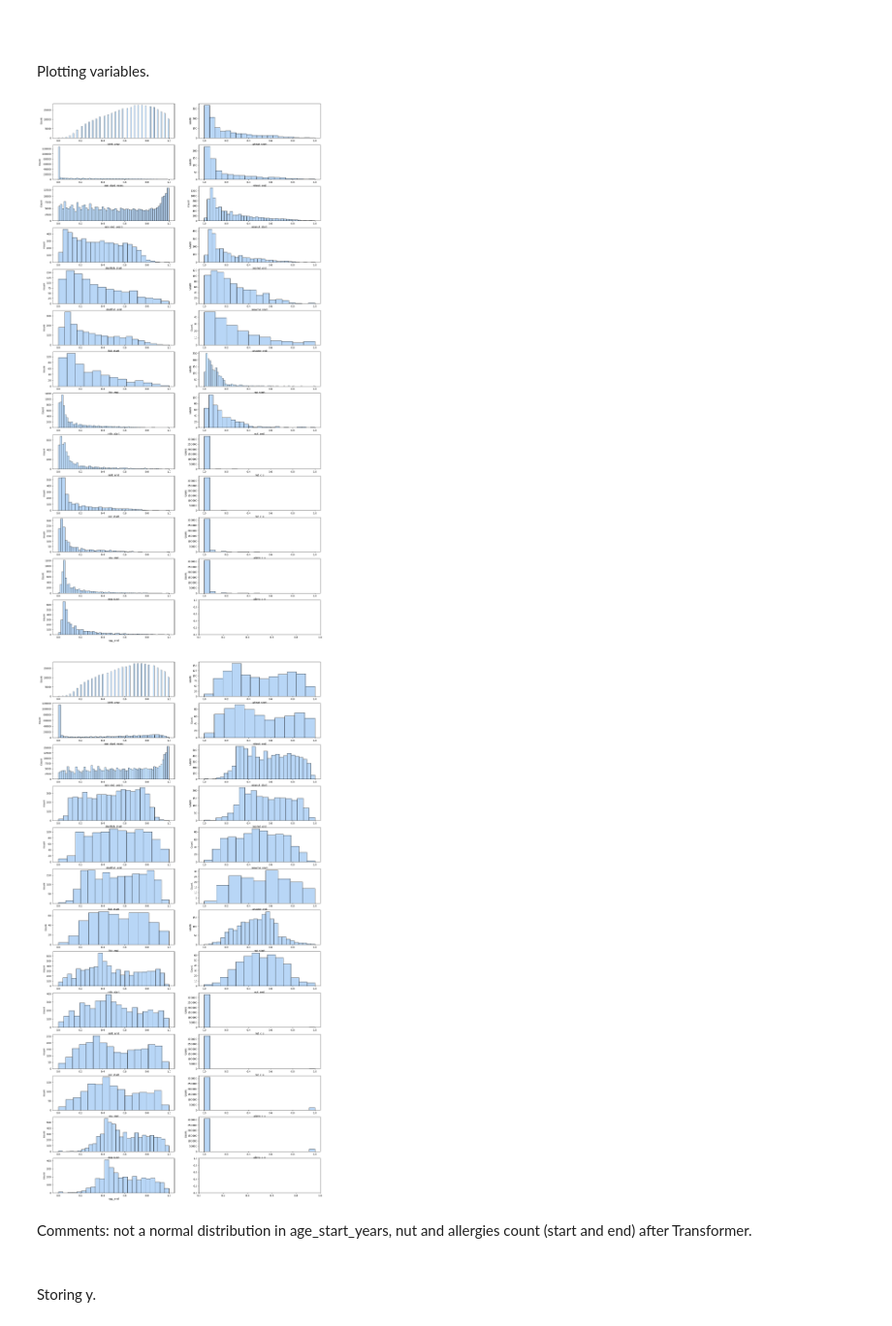
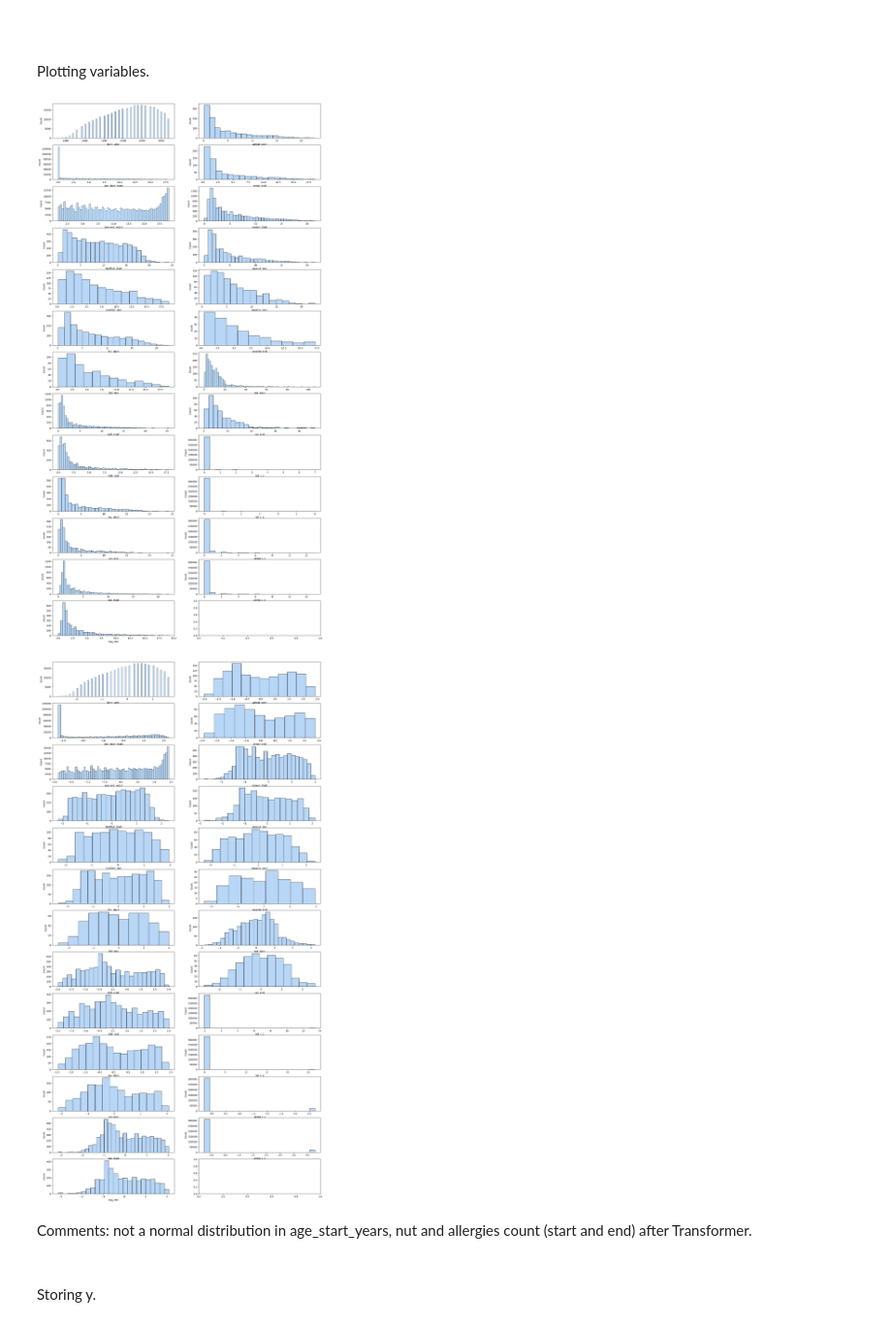
Before and after one commit to joanafloresc/Childhood_allergies, a Jupyter notebook: 02_notebooks/04_data_transformation.ipynb, the cells around one changed output. Shown at 97% size. Drawn from its saved outputs; the diff is of its cells as text; code cells hidden in the pictures.

```diff
--- a/02_notebooks/04_data_transformation.ipynb
+++ b/02_notebooks/04_data_transformation.ipynb
@@ -18,7 +16,9 @@ ModuleNotFoundError: No module named 'sklearn'
  \
 Reading file.
 # %%
-data = pd.read_csv('../01_data/clean_data.csv').iloc[:,1:]
+x = pd.read_csv('../01_data/x.csv').iloc[:,1:]
+x_out = pd.read_csv('../01_data/x_out.csv').iloc[:,1:]
+x_if = pd.read_csv('../01_data/x_if.csv').iloc[:,1:]
 pd.set_option('display.max_columns', None)
-data.head()
+x.head()
 # %% [output]
@@ -35,3 +30,0 @@ Select columns that will be considered as x.
-# %%
-x = data.iloc[:,1:-9]
-x
@@ -133,13 +142,13 @@ Plotting variables.
 # %%
 %run functions.py
 # %%
-plot_countplot(x_mm, x_mm.columns)
+plot_countplot(x, x.columns)
 # %% [output]
-[figure, old version]
+[figure, new version]
 # %%
-plot_countplot(x_tr_mm, x_tr_mm.columns)
+plot_countplot(x_tr, x_tr.columns)
 # %% [output]
-[figure, old version]
+[figure, new version]
 # %% [markdown]
 Comments: not a normal distribution in age_start_years, nut and allergies count (start and end) after Transformer.\
  \
```
Also changed, not shown: parts of 22 cells of this notebook, 14 other files.
